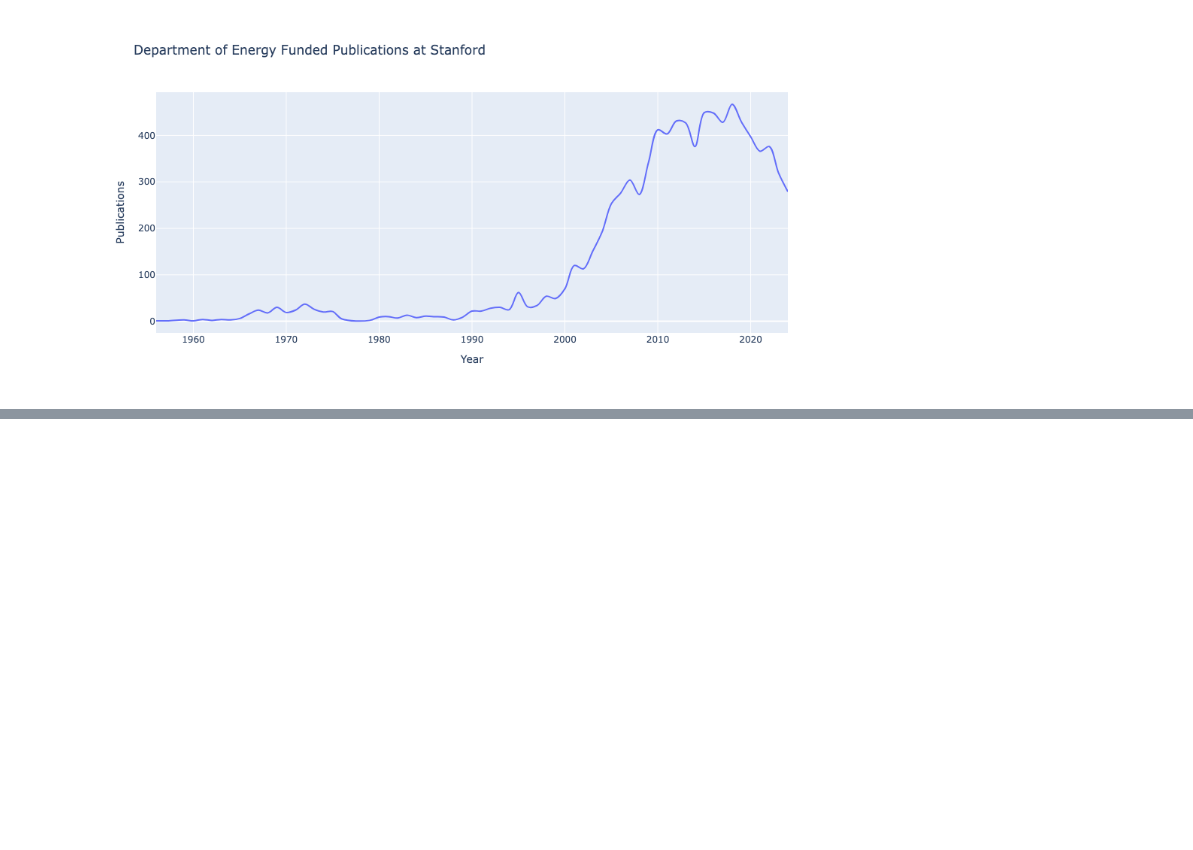
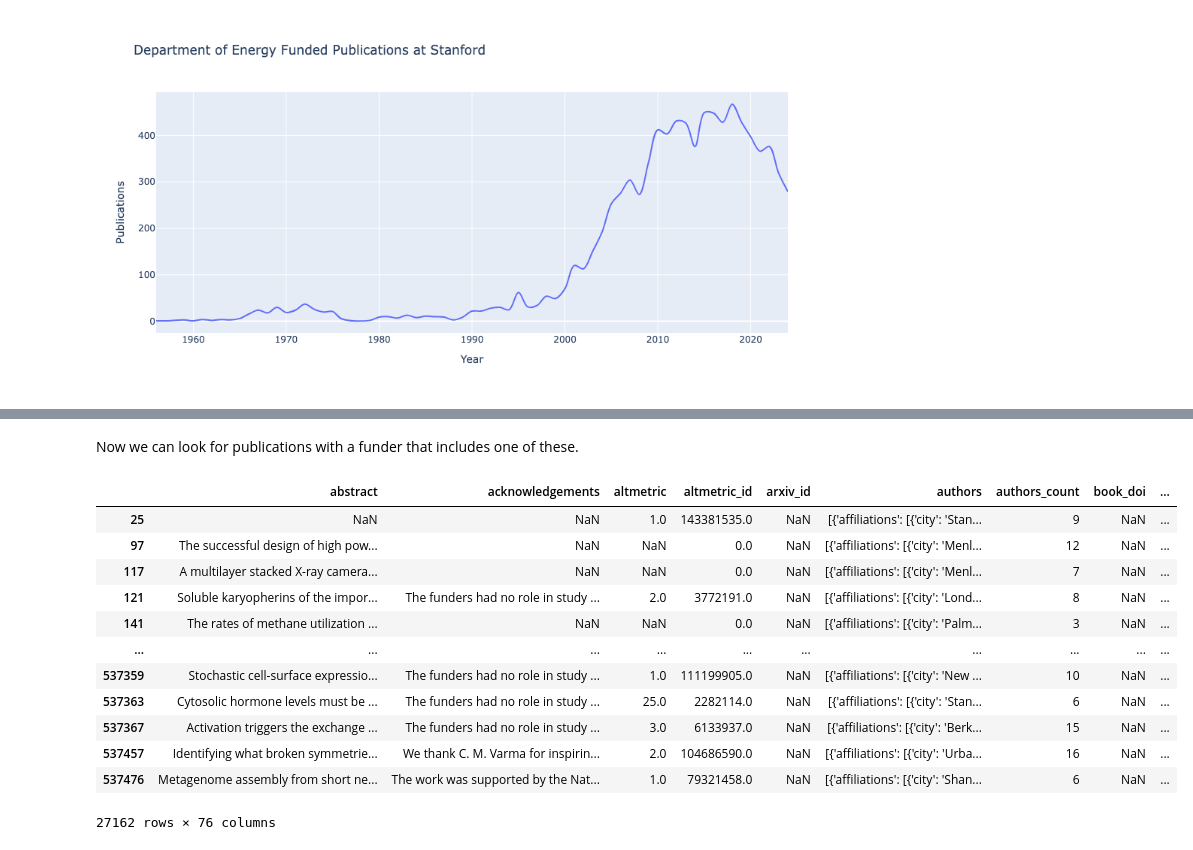
Before and after one commit to edsu/notebooks, a Jupyter notebook: Stanford-DOE.ipynb, the cells around one changed output, grey strips where cells are left out. Cells and saved outputs as stored; diff of their text form; code cells hidden in the pictures; blank space fills up the shorter version.

```diff
--- a/Stanford-DOE.ipynb
+++ b/Stanford-DOE.ipynb
@@ -162,0 +164,3 @@ df
+# %%
+df['funder_ids'] = df.funders.apply(lambda funders: [f.get('id') for f in eval(funders)])
+df[['doi', 'funder_ids']]
@@ -162,0 +227,19 @@ df
+# %% [markdown]
+Now we can look for publications with a funder that includes one of these.
+# %%
+doe = df[df.funder_ids.apply(lambda ids: len(set(ids) & set(doe_grid_ids)) > 0)]
+doe
+# %% [output]
+|  | abstract | acknowledgements | altmetric | altmetric_id | arxiv_id | authors | authors_count | book_doi | ... |
+| 25 | NaN | NaN | 1.0 | 143381535.0 | NaN | [{'affiliations': [{'city': 'Stan... | 9 | NaN | ... |
+| 97 | The successful design of high pow... | NaN | NaN | 0.0 | NaN | [{'affiliations': [{'city': 'Menl... | 12 | NaN | ... |
+| 117 | A multilayer stacked X-ray camera... | NaN | NaN | 0.0 | NaN | [{'affiliations': [{'city': 'Menl... | 7 | NaN | ... |
+| 121 | Soluble karyopherins of the impor... | The funders had no role in study ... | 2.0 | 3772191.0 | NaN | [{'affiliations': [{'city': 'Lond... | 8 | NaN | ... |
+| 141 | The rates of methane utilization ... | NaN | NaN | 0.0 | NaN | [{'affiliations': [{'city': 'Palm... | 3 | NaN | ... |
+| ... | ... | ... | ... | ... | ... | ... | ... | ... | ... |
+| 537359 | Stochastic cell-surface expressio... | The funders had no role in study ... | 1.0 | 111199905.0 | NaN | [{'affiliations': [{'city': 'New ... | 10 | NaN | ... |
+| 537363 | Cytosolic hormone levels must be ... | The funders had no role in study ... | 25.0 | 2282114.0 | NaN | [{'affiliations': [{'city': 'Stan... | 6 | NaN | ... |
+| 537367 | Activation triggers the exchange ... | The funders had no role in study ... | 3.0 | 6133937.0 | NaN | [{'affiliations': [{'city': 'Berk... | 15 | NaN | ... |
+| 537457 | Identifying what broken symmetrie... | We thank C. M. Varma for inspirin... | 2.0 | 104686590.0 | NaN | [{'affiliations': [{'city': 'Urba... | 16 | NaN | ... |
+| 537476 | Metagenome assembly from short ne... | The work was supported by the Nat... | 1.0 | 79321458.0 | NaN | [{'affiliations': [{'city': 'Shan... | 6 | NaN | ... |
+27162 rows × 76 columns
```
Also changed, not shown: parts of 8 cells of this notebook, 1 other file.
